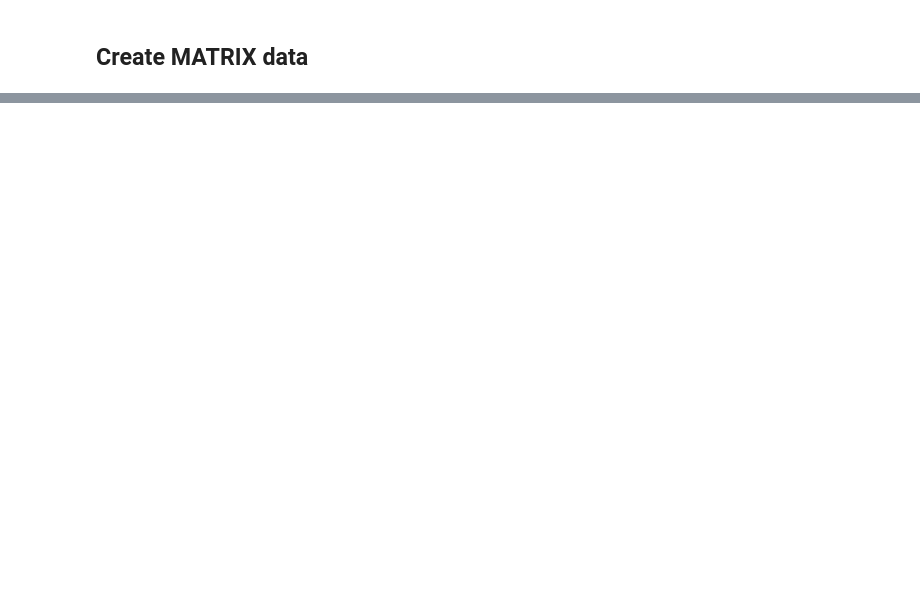
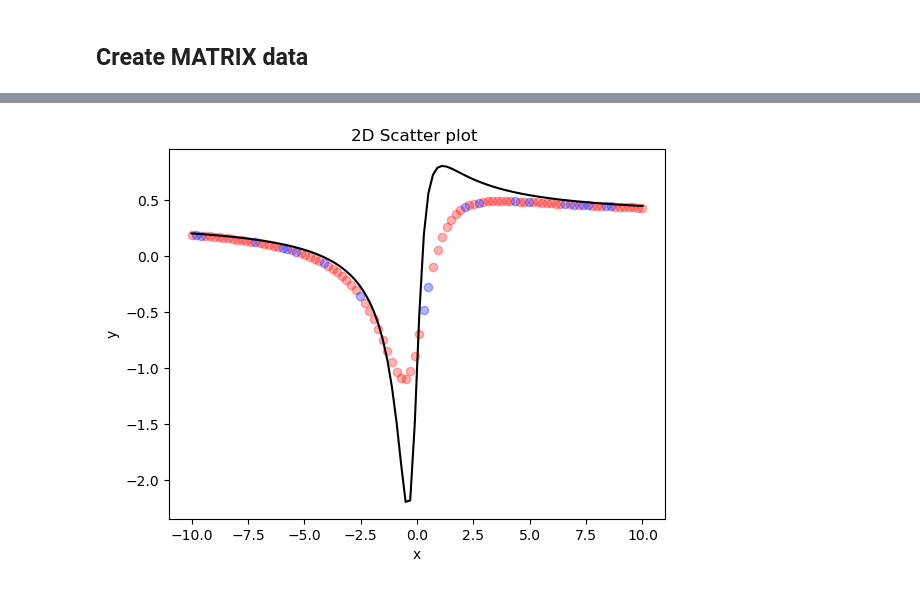
Before and after one commit to beatazor/low-rank-transport, a Jupyter notebook: notebooks/NN_polynomial.ipynb, the cells around one changed output, grey strips where cells are left out. Cells and saved outputs as stored; diff of their text form; code cells hidden in the pictures; blank space fills up the shorter version.

```diff
--- a/notebooks/NN_polynomial.ipynb
+++ b/notebooks/NN_polynomial.ipynb
@@ -18,7 +18,7 @@ from sklearn.preprocessing import StandardScaler
 # %%
 rows, cols, sigma = 500, 100, 5.0
 coefficients1 = [1,4,-4]
-coefficients2 = [2,3,1]
+coefficients2 = [3,1,5]
 degree1 = 2
 degree2 = 2
 # %%
@@ -208,0 +210,31 @@ print(np.linalg.norm(y_val.detach().numpy() - y_pred_val.detach().numpy()) / np.
+# %%
+np.random.shuffle(t_values)
+np.random.seed(42)
+
+train_size = int(cols * 0.8)
+val_size = cols - train_size
+
+x_train = t_values[:train_size]
+x_val = t_values[train_size:]
+y_train_rat = np.polyval(coefficients1,x_train)/np.polyval(coefficients2,x_train)
+y_val_rat = np.polyval(coefficients1,x_val)/np.polyval(coefficients2,x_val)
+# %%
+x_train = torch.tensor(x_train, dtype=torch.float32)
+x_val = torch.tensor(x_val, dtype=torch.float32)
+y_train_rat = torch.tensor(y_train_rat, dtype=torch.float32)
+y_val_rat = torch.tensor(y_val_rat, dtype=torch.float32)
+# %%
+t_values = np.linspace(-10, 10, cols)
+p_coefficients_init = [-1,4,1]
+q_coefficients_init = [1,1,3]
+y_values_rat = np.polyval(np.flip(p_coefficients_init), t_values)/np.polyval(np.flip(q_coefficients_init), t_values)
+
+plt.scatter(x_train, y_train_rat, alpha = 0.3, marker = 'o', color = 'r')
+plt.scatter(x_val, y_val_rat, alpha = 0.3, marker = 'o', color = 'b')
+plt.plot(t_values,y_values_rat, color = 'k')
+plt.title('2D Scatter plot ')
+plt.xlabel('x')
+plt.ylabel('y')
+plt.show()
+# %% [output]
+[figure, added]
```
Also changed, not shown: parts of 22 cells of this notebook.
